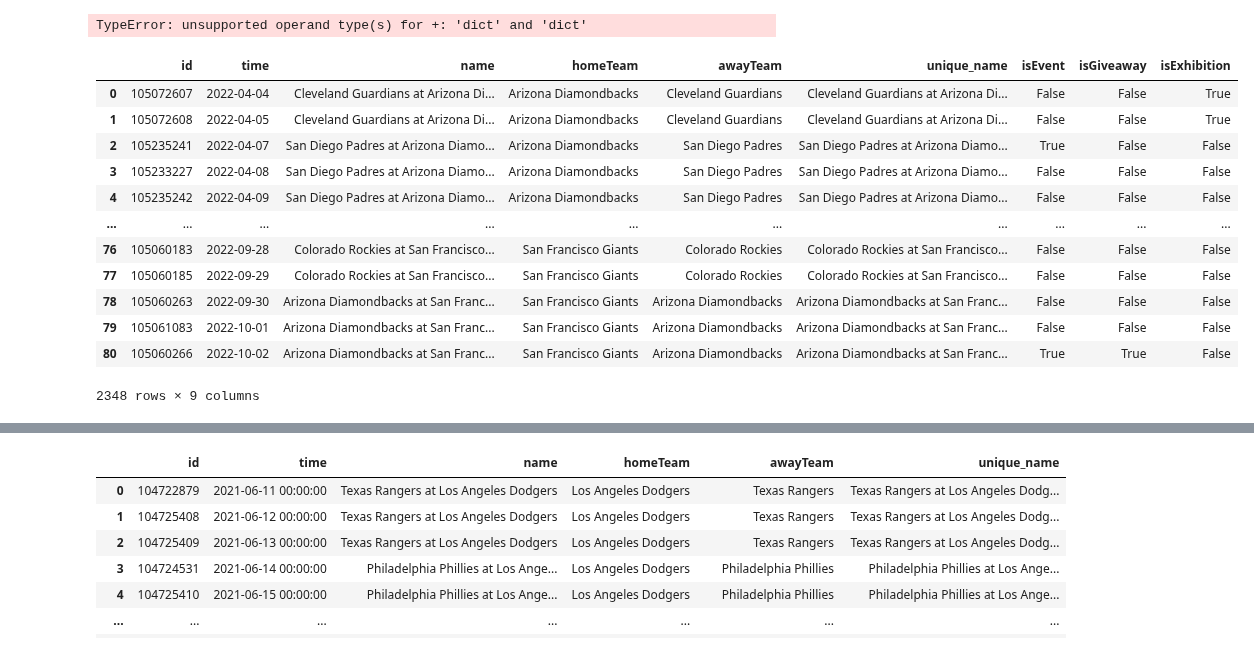
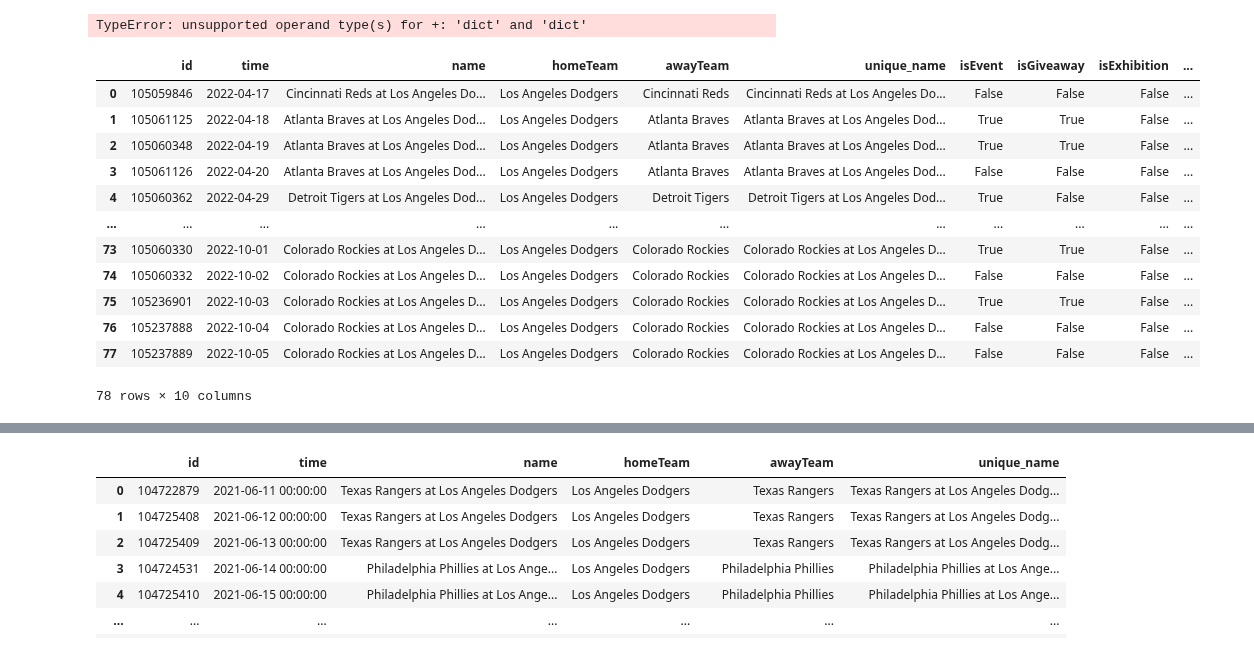
Before and after one commit to benbrill/Stubhub, a Jupyter notebook: notebooks/database.ipynb, the cells around one changed output, grey strips where cells are left out. Saved outputs shown, nothing was run; the diff lists cells and outputs as text; code cells hidden in the pictures.

Commit message:
Add new dodger specific script

```diff
--- a/notebooks/database.ipynb
+++ b/notebooks/database.ipynb
@@ -112,7 +112,7 @@ r.json()
 # %%
 teamID = teams["Dodgers"]["teamID"]
 venueID = teams["Dodgers"]["venueID"]
-# r = get_ticket_info(teamID, venueID)
+r = get_ticket_info(teamID, venueID)
 df = create_df(r)
 df
 # %% [output]
@@ -253,39 +253,40 @@ df2.pivot_table(values = "price", columns = "days_to_game", index = "name")
 TypeError: unsupported operand type(s) for +: 'dict' and 'dict'
 # %%
 overall_df = pd.DataFrame()
+teams = {"Dodgers" : {"teamID": 1061, "venueID": 744}}
 for team in teams:
     teamID = teams[team]["teamID"]
     venueID = teams[team]["venueID"]
     r = get_ticket_info(teamID, venueID)
     events = r.json()['events']
     D = {event['id'] : {"time" : event['eventDateLocal'],
             "name" : event['name'],
             "homeTeam" : event['performers'][0]['name'],
             "awayTeam" : event['performers'][1]['name'],} for event in events}
     games = pd.DataFrame(D).T.reset_index().rename({"index": "id"}, axis = 1)
     games["name"] = games["name"].str.replace(".Tickets", "", regex=True)
     games["unique_name"] = games["name"] + ": " + games["time"].str[0:10]
     games['time'] = pd.to_datetime(games['time'].str[0:10])
     games["isEvent"] = games["name"].str.findall("Fireworks|Giveaway|Home Opener|Night|Day", flags=re.IGNORECASE).apply(bool)
     games["isGiveaway"] = games["name"].str.findall("Giveaway", flags=re.IGNORECASE).apply(bool)
     games["isExhibition"] = games["name"].str.findall("exhibition", flags=re.IGNORECASE).apply(bool)
     overall_df = pd.concat([overall_df, games]).reset_index(drop=True)
     overall_df["season"] = 2022
 overall_df
 # %% [output]
-|  | id | time | name | homeTeam | awayTeam | unique_name | isEvent | isGiveaway | isExhibition |
-| 0 | 105072607 | 2022-04-04 | Cleveland Guardians at Arizona Di... | Arizona Diamondbacks | Cleveland Guardians | Cleveland Guardians at Arizona Di... | False | False | True |
-| 1 | 105072608 | 2022-04-05 | Cleveland Guardians at Arizona Di... | Arizona Diamondbacks | Cleveland Guardians | Cleveland Guardians at Arizona Di... | False | False | True |
-| 2 | 105235241 | 2022-04-07 | San Diego Padres at Arizona Diamo... | Arizona Diamondbacks | San Diego Padres | San Diego Padres at Arizona Diamo... | True | False | False |
-| 3 | 105233227 | 2022-04-08 | San Diego Padres at Arizona Diamo... | Arizona Diamondbacks | San Diego Padres | San Diego Padres at Arizona Diamo... | False | False | False |
-| 4 | 105235242 | 2022-04-09 | San Diego Padres at Arizona Diamo... | Arizona Diamondbacks | San Diego Padres | San Diego Padres at Arizona Diamo... | False | False | False |
-| ... | ... | ... | ... | ... | ... | ... | ... | ... | ... |
-| 76 | 105060183 | 2022-09-28 | Colorado Rockies at San Francisco... | San Francisco Giants | Colorado Rockies | Colorado Rockies at San Francisco... | False | False | False |
-| 77 | 105060185 | 2022-09-29 | Colorado Rockies at San Francisco... | San Francisco Giants | Colorado Rockies | Colorado Rockies at San Francisco... | False | False | False |
-| 78 | 105060263 | 2022-09-30 | Arizona Diamondbacks at San Franc... | San Francisco Giants | Arizona Diamondbacks | Arizona Diamondbacks at San Franc... | False | False | False |
-| 79 | 105061083 | 2022-10-01 | Arizona Diamondbacks at San Franc... | San Francisco Giants | Arizona Diamondbacks | Arizona Diamondbacks at San Franc... | False | False | False |
-| 80 | 105060266 | 2022-10-02 | Arizona Diamondbacks at San Franc... | San Francisco Giants | Arizona Diamondbacks | Arizona Diamondbacks at San Franc... | True | True | False |
+|  | id | time | name | homeTeam | awayTeam | unique_name | isEvent | isGiveaway | isExhibition | ... |
+| 0 | 105059846 | 2022-04-17 | Cincinnati Reds at Los Angeles Do... | Los Angeles Dodgers | Cincinnati Reds | Cincinnati Reds at Los Angeles Do... | False | False | False | ... |
+| 1 | 105061125 | 2022-04-18 | Atlanta Braves at Los Angeles Dod... | Los Angeles Dodgers | Atlanta Braves | Atlanta Braves at Los Angeles Dod... | True | True | False | ... |
+| 2 | 105060348 | 2022-04-19 | Atlanta Braves at Los Angeles Dod... | Los Angeles Dodgers | Atlanta Braves | Atlanta Braves at Los Angeles Dod... | True | True | False | ... |
+| 3 | 105061126 | 2022-04-20 | Atlanta Braves at Los Angeles Dod... | Los Angeles Dodgers | Atlanta Braves | Atlanta Braves at Los Angeles Dod... | False | False | False | ... |
+| 4 | 105060362 | 2022-04-29 | Detroit Tigers at Los Angeles Dod... | Los Angeles Dodgers | Detroit Tigers | Detroit Tigers at Los Angeles Dod... | True | False | False | ... |
+| ... | ... | ... | ... | ... | ... | ... | ... | ... | ... | ... |
+| 73 | 105060330 | 2022-10-01 | Colorado Rockies at Los Angeles D... | Los Angeles Dodgers | Colorado Rockies | Colorado Rockies at Los Angeles D... | True | True | False | ... |
+| 74 | 105060332 | 2022-10-02 | Colorado Rockies at Los Angeles D... | Los Angeles Dodgers | Colorado Rockies | Colorado Rockies at Los Angeles D... | False | False | False | ... |
+| 75 | 105236901 | 2022-10-03 | Colorado Rockies at Los Angeles D... | Los Angeles Dodgers | Colorado Rockies | Colorado Rockies at Los Angeles D... | True | True | False | ... |
+| 76 | 105237888 | 2022-10-04 | Colorado Rockies at Los Angeles D... | Los Angeles Dodgers | Colorado Rockies | Colorado Rockies at Los Angeles D... | False | False | False | ... |
+| 77 | 105237889 | 2022-10-05 | Colorado Rockies at Los Angeles D... | Los Angeles Dodgers | Colorado Rockies | Colorado Rockies at Los Angeles D... | False | False | False | ... |
-2348 rows × 9 columns
+78 rows × 10 columns
 # %%
 overall_df["season"] = 2022
 overall_df
```
Also changed, not shown: parts of 1 cell of this notebook, 5 other files.
